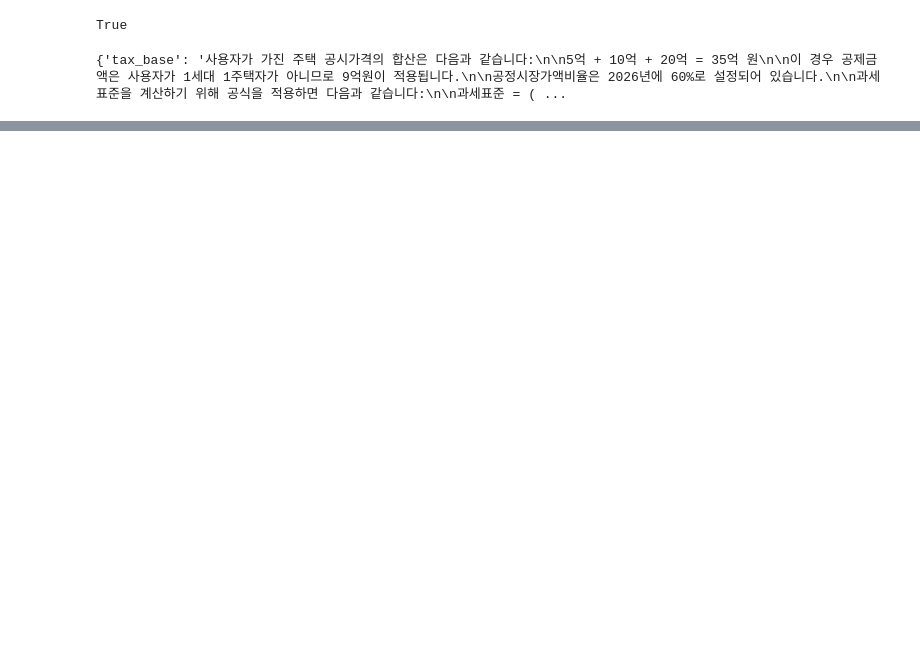
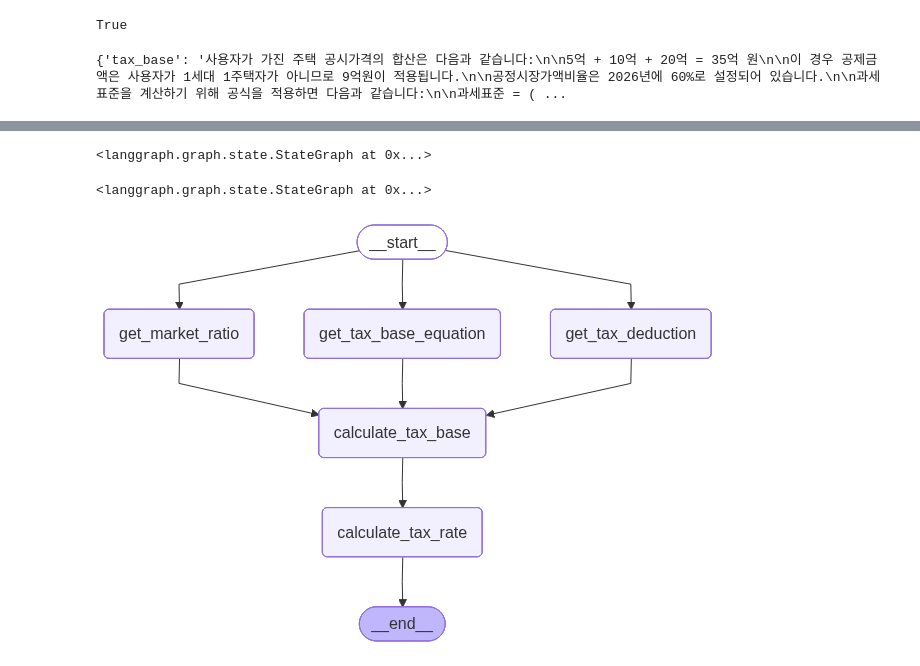
Before and after one commit to digitaldna01/inflearn-langgraph, a Jupyter notebook: 7.parallel-agent.ipynb, the cells around one changed output, grey strips where cells are left out. Drawn from its saved outputs; the diff is of its cells as text; code cells hidden in the pictures; blank space fills up the shorter version.

```diff
--- a/7.parallel-agent.ipynb
+++ b/7.parallel-agent.ipynb
@@ -214,0 +230,29 @@ KeyError: 'query'
+# %%
+graph_builder.add_node('get_tax_base_equation', get_tax_base_equation)
+graph_builder.add_node('get_tax_deduction', get_tax_deduction)
+graph_builder.add_node('get_market_ratio', get_market_ratio)
+graph_builder.add_node('calculate_tax_base', calculate_tax_base)
+graph_builder.add_node('calculate_tax_rate', calculate_tax_rate)
+# %% [output]
+<langgraph.graph.state.StateGraph at 0x...>
+# %%
+from langgraph.graph import START, END
+
+graph_builder.add_edge(START, 'get_tax_base_equation')
+graph_builder.add_edge(START, 'get_tax_deduction')
+graph_builder.add_edge(START, 'get_market_ratio')
+graph_builder.add_edge('get_tax_base_equation', 'calculate_tax_base')
+graph_builder.add_edge('get_tax_deduction', 'calculate_tax_base')
+graph_builder.add_edge('get_market_ratio', 'calculate_tax_base')
+graph_builder.add_edge('calculate_tax_base', 'calculate_tax_rate')
+graph_builder.add_edge('calculate_tax_rate', END)
+# %% [output]
+<langgraph.graph.state.StateGraph at 0x...>
+# %%
+graph = graph_builder.compile()
+# %%
+from IPython.display import Image, display
+
+display(Image(graph.get_graph().draw_mermaid_png()))
+# %% [output]
+[figure, added]
```
Also changed, not shown: parts of 2 cells of this notebook, 6 other files.
